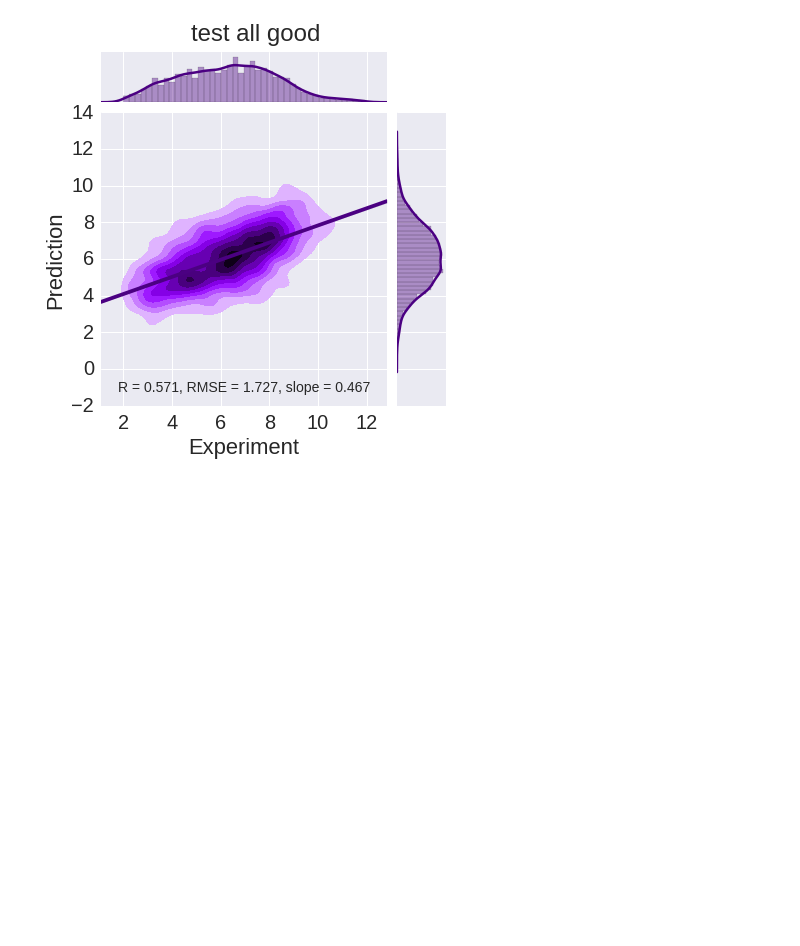
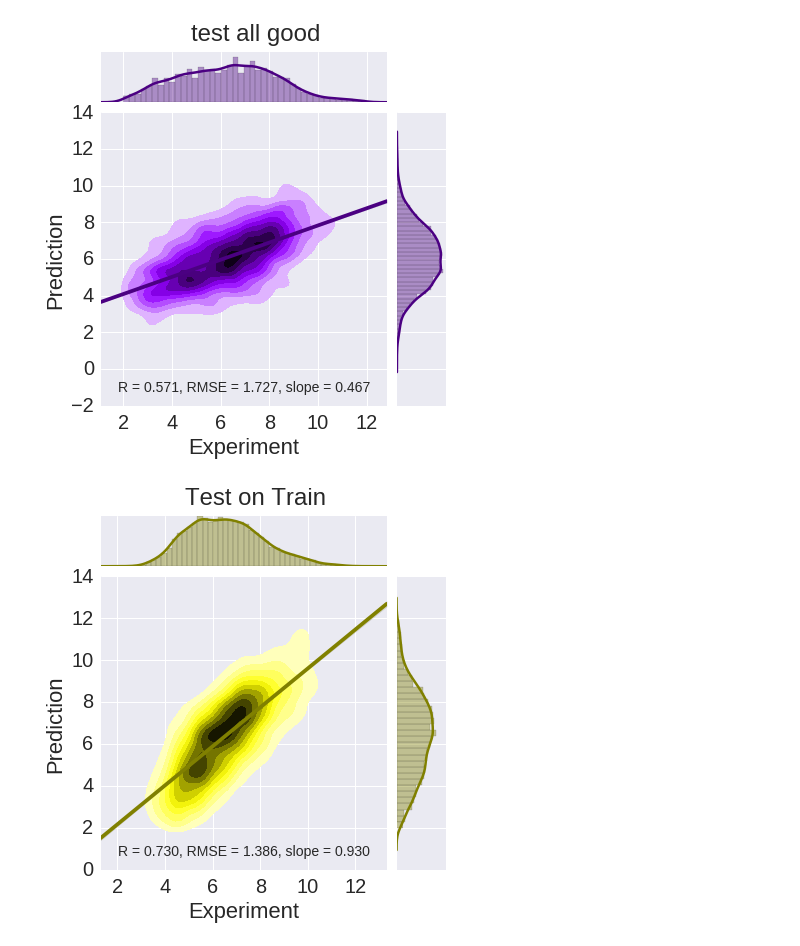
Before and after one commit to gnina/scripts, a Jupyter notebook: affinity_search/summaries.ipynb, the cells around one changed output. Saved outputs shown, nothing was run; the diff lists cells and outputs as text; code cells hidden in the pictures; blank space fills up the shorter version.

```diff
--- a/affinity_search/summaries.ipynb
+++ b/affinity_search/summaries.ipynb
@@ -533,3 +533,9 @@ h4egood = h4everything[h4everything[:,1] > 0]
 makejoint(h4egood[:,1],h4egood[:,0],'indigo','test all good')
 # %% [output]
 [figure]
+# %%
+ctrain = np.genfromtxt('iteration1/crystal_affinity_p0_rec0_astrat0_b0.rmsd.finaltrain')
+# %%
+makejoint(ctrain[:,0],ctrain[:,1],'olive','Test on Train')
+# %% [output]
+[figure, added]
```
Also changed, not shown: parts of 2 cells of this notebook, 6 other files.
